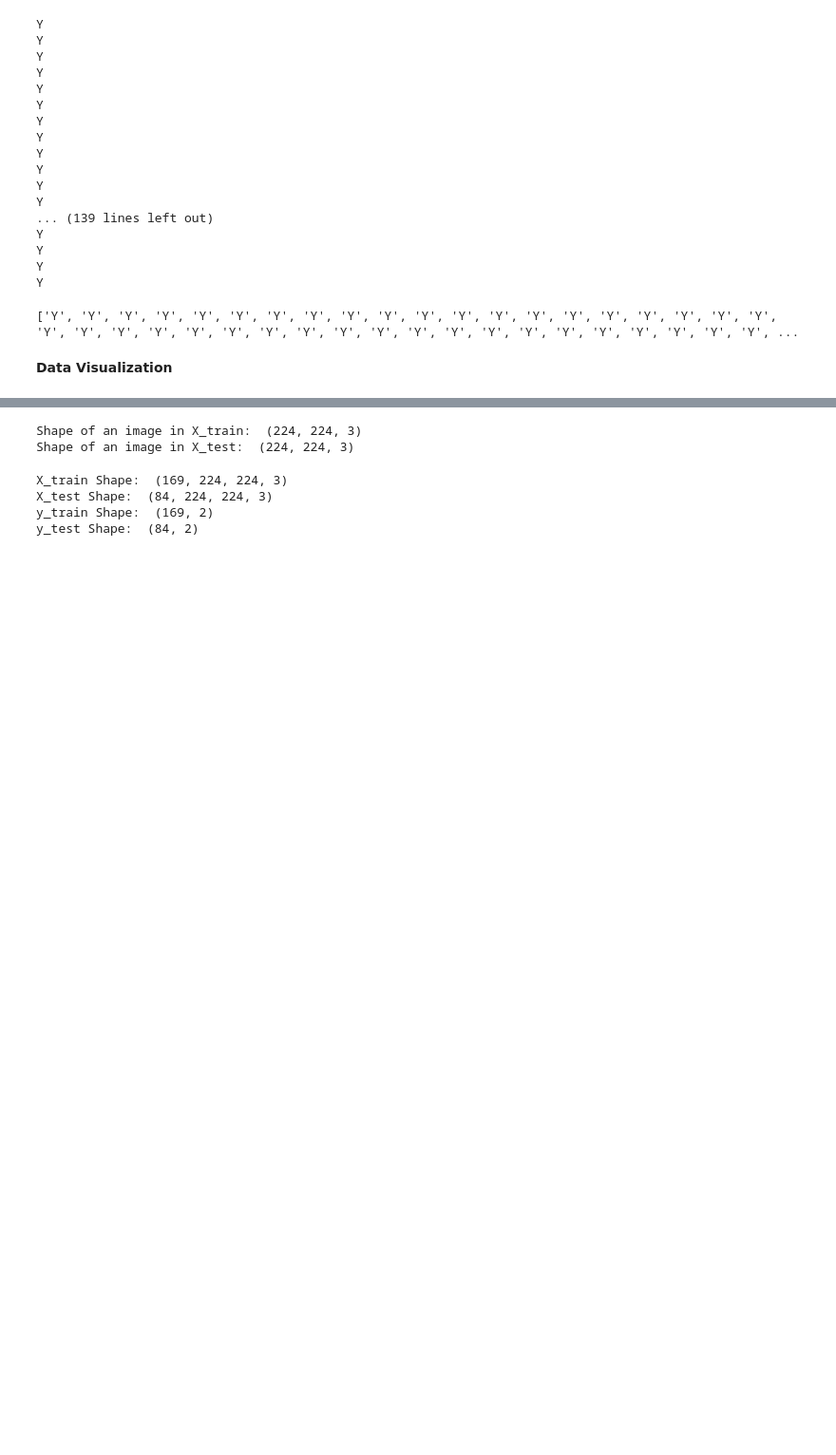
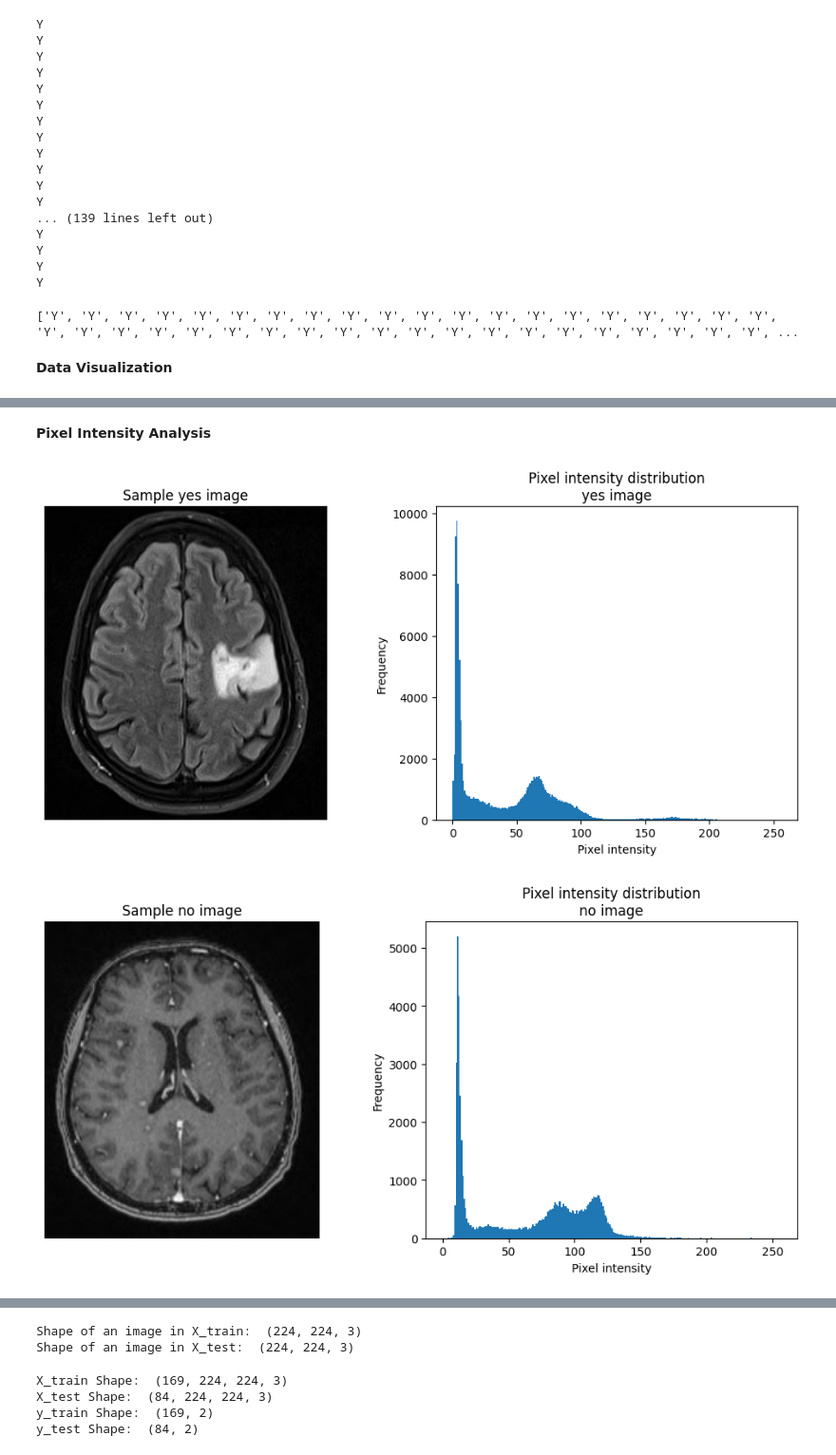
Before and after one commit to Riddhi-22rawal/brain-tumor, a Jupyter notebook: BRAIN_TUMOR_DETECTION.ipynb, the cells around one changed output, grey strips where cells are left out. Shown at 95% size. Cells and saved outputs as stored; diff of their text form; code cells hidden in the pictures; blank space fills up the shorter version.

```diff
--- a/BRAIN_TUMOR_DETECTION.ipynb
+++ b/BRAIN_TUMOR_DETECTION.ipynb
@@ -100,0 +218,32 @@ plt.show()
+# %% [markdown]
+**Pixel Intensity Analysis**
+# %%
+def plot_pixel_intensity(df, folder_path, label):
+    plt.figure(figsize=(10, 5))
+
+    # Random sample
+    sample = df[df['label'] == label].sample(1).iloc[0]
+    img = cv2.imread(os.path.join(folder_path, sample['filename']))
+    img_gray = cv2.cvtColor(img, cv2.COLOR_BGR2GRAY)
+
+    # Plot image and histogram
+    plt.subplot(1, 2, 1)
+    plt.imshow(img_gray, cmap='gray')
+    plt.title(f"Sample {label} image")
+    plt.axis('off')
+
+    plt.subplot(1, 2, 2)
+    plt.hist(img_gray.ravel(), bins=256, range=(0, 256))
+    plt.title(f"Pixel intensity distribution\n{label} image")
+    plt.xlabel("Pixel intensity")
+    plt.ylabel("Frequency")
+
+    plt.tight_layout()
+    plt.show()
+
+# Plot for both classes
+plot_pixel_intensity(image_df, yes_dir, 'yes')
+plot_pixel_intensity(image_df, no_dir, 'no')
+# %% [output]
+[figure, added]
+[figure, added]
```
Also changed, not shown: parts of 38 cells of this notebook.
